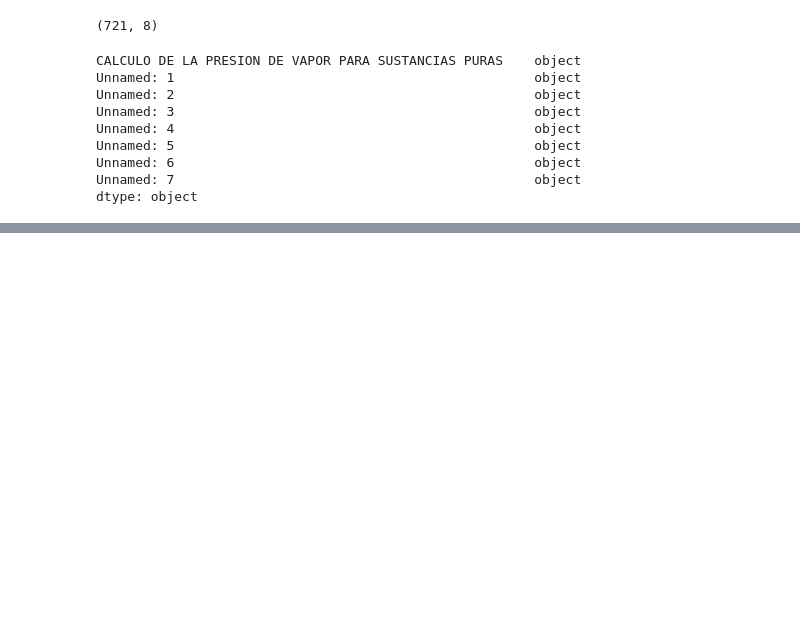
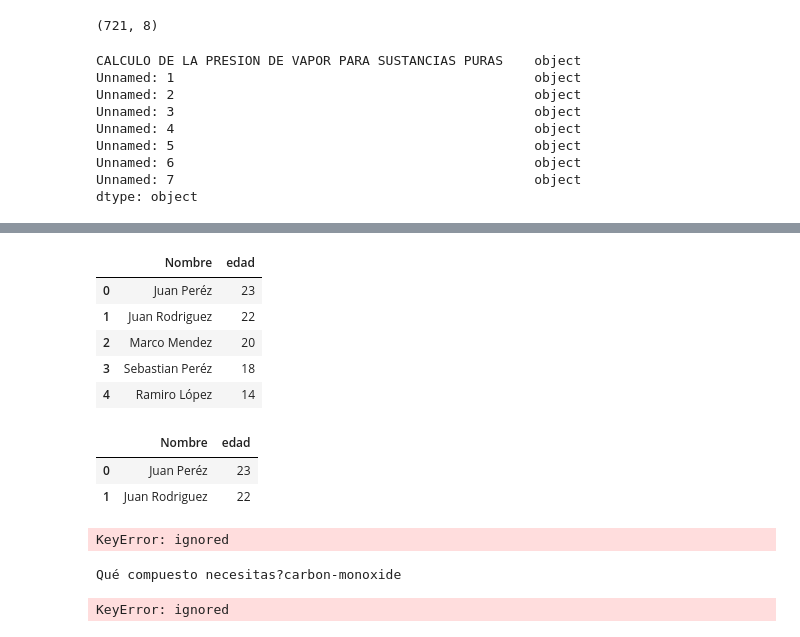
Before and after one commit to BELMAN-EDCM/Modulos_SS, a Jupyter notebook: Pruebas_Pandas_2_0.ipynb, the cells around one changed output, grey strips where cells are left out. Saved outputs shown, nothing was run; the diff lists cells and outputs as text; code cells hidden in the pictures; blank space fills up the shorter version.

```diff
--- a/Pruebas_Pandas_2_0.ipynb
+++ b/Pruebas_Pandas_2_0.ipynb
@@ -78,6 +78,8 @@ df.head(7)
 | 5 | NaN | No. = | 26 | NaN | <---- Ingrese No. de Sustancia | NaN | NaN | ... |
 | 6 | NaN | NaN | NaN | NaN | NaN | NaN | NaN | ... |
 # %%
-df = pd.read_excel('/content/drive/MyDrive/Base de datos/TablaConstantesdeAntoine.xlsx')
+df1 = pd.read_excel('/content/drive/MyDrive/Base de datos/TablaConstantesdeAntoine.xlsx')
+# %%
+df2 = pd.read_excel('/content/drive/MyDrive/Base de datos/BaseDeDatos.xlsx')
 # %%
 from openpyxl.styles import Font, Alignment
@@ -99,0 +86,10 @@ df
+# %%
+df1
+df2
+# %% [output]
+|  | Nombre | edad |
+| 0 | Juan Peréz | 23 |
+| 1 | Juan Rodriguez | 22 |
+| 2 | Marco Mendez | 20 |
+| 3 | Sebastian Peréz | 18 |
+| 4 | Ramiro López | 14 |
@@ -99,0 +99,18 @@ df
+# %%
+#Buscara la palabra "carbon" dentro de la columna "SUSTANCIA" y mostrará las coincidencias
+df[df['Nombre'].str.contains('Juan')]
+# %% [output]
+|  | Nombre | edad |
+| 0 | Juan Peréz | 23 |
+| 1 | Juan Rodriguez | 22 |
+# %%
+df[df['SUSTANCIA'].str.contains('carbon')]
+# %% [output]
+KeyError: ignored
+# %%
+SUSTANCIA=input("Qué compuesto necesitas?")
+compuesto1=df[df['SUSTANCIA']==SUSTANCIA]['compuesto1']
+print("compuesto1")
+# %% [output]
+Qué compuesto necesitas?carbon-monoxide
+KeyError: ignored
```
Also changed, not shown: parts of 2 cells of this notebook.
